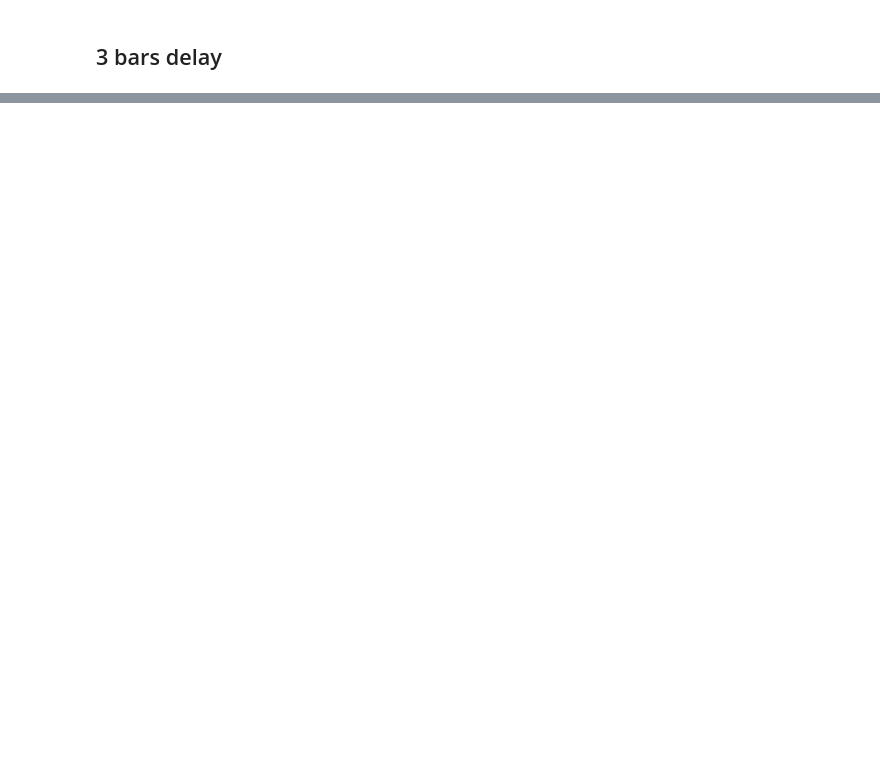
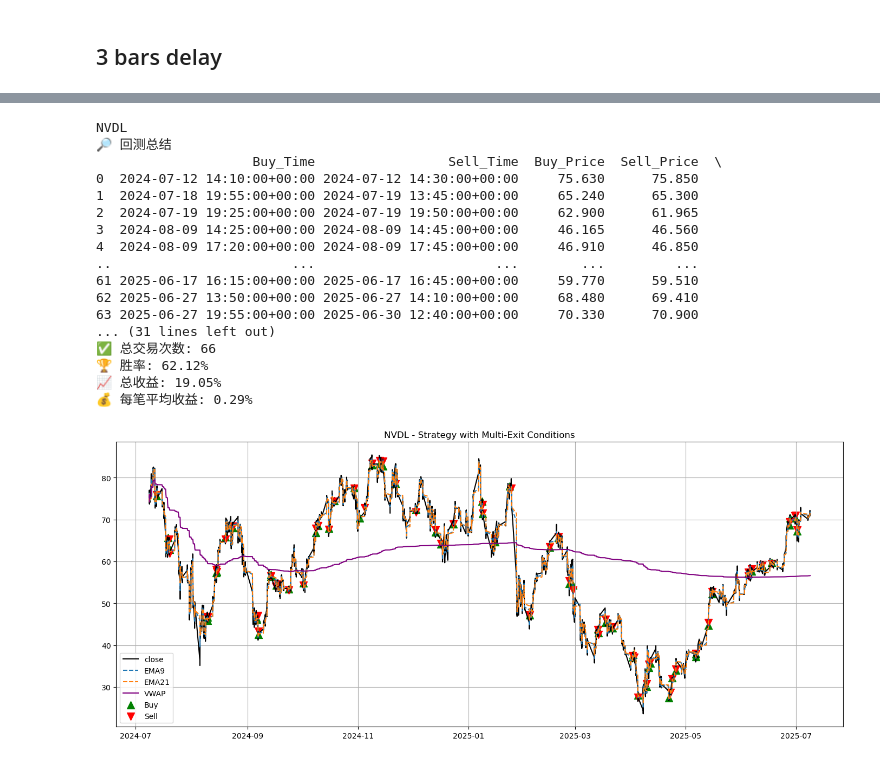
Before and after one commit to shixiangheng/XGB_stock_analysis_24YE, a Jupyter notebook: day_trade_sign_alpaca_backtest.ipynb, the cells around one changed output, grey strips where cells are left out. Cells and saved outputs as stored; diff of their text form; code cells hidden in the pictures; blank space fills up the shorter version.

```diff
--- a/day_trade_sign_alpaca_backtest.ipynb
+++ b/day_trade_sign_alpaca_backtest.ipynb
@@ -383,0 +164,30 @@ backtest_plot(ticker,df,trades)
+# %%
+
+from utils_day_trade import generate_signals_and_backtest_delay
+#['TSLL','QQQM','NVDL','AAPL']:
+for ticker in  ['NVDL']: #['TSLL','NVDL','NVDA','TQQQ','GLD']:
+
+    print(ticker)
+    df = get_latest_data(ticker,start_date=start_date_str)
+    df,trades = generate_signals_and_backtest_delay(df,3)
+
+    backtest_plot(ticker,df,trades)
+# %% [output]
+NVDL
+🔎 回测总结
+                    Buy_Time                 Sell_Time  Buy_Price  Sell_Price  \
+0  2024-07-12 14:10:00+00:00 2024-07-12 14:30:00+00:00     75.630      75.850
+1  2024-07-18 19:55:00+00:00 2024-07-19 13:45:00+00:00     65.240      65.300
+2  2024-07-19 19:25:00+00:00 2024-07-19 19:50:00+00:00     62.900      61.965
+3  2024-08-09 14:25:00+00:00 2024-08-09 14:45:00+00:00     46.165      46.560
+4  2024-08-09 17:20:00+00:00 2024-08-09 17:45:00+00:00     46.910      46.850
+..                       ...                       ...        ...         ...
+61 2025-06-17 16:15:00+00:00 2025-06-17 16:45:00+00:00     59.770      59.510
+62 2025-06-27 13:50:00+00:00 2025-06-27 14:10:00+00:00     68.480      69.410
+63 2025-06-27 19:55:00+00:00 2025-06-30 12:40:00+00:00     70.330      70.900
+... (31 lines left out)
+✅ 总交易次数: 66
+🏆 胜率: 62.12%
+📈 总收益: 19.05%
+💰 每笔平均收益: 0.29%
+[figure, added]
```
Also changed, not shown: parts of 10 cells of this notebook, 6 other files.
